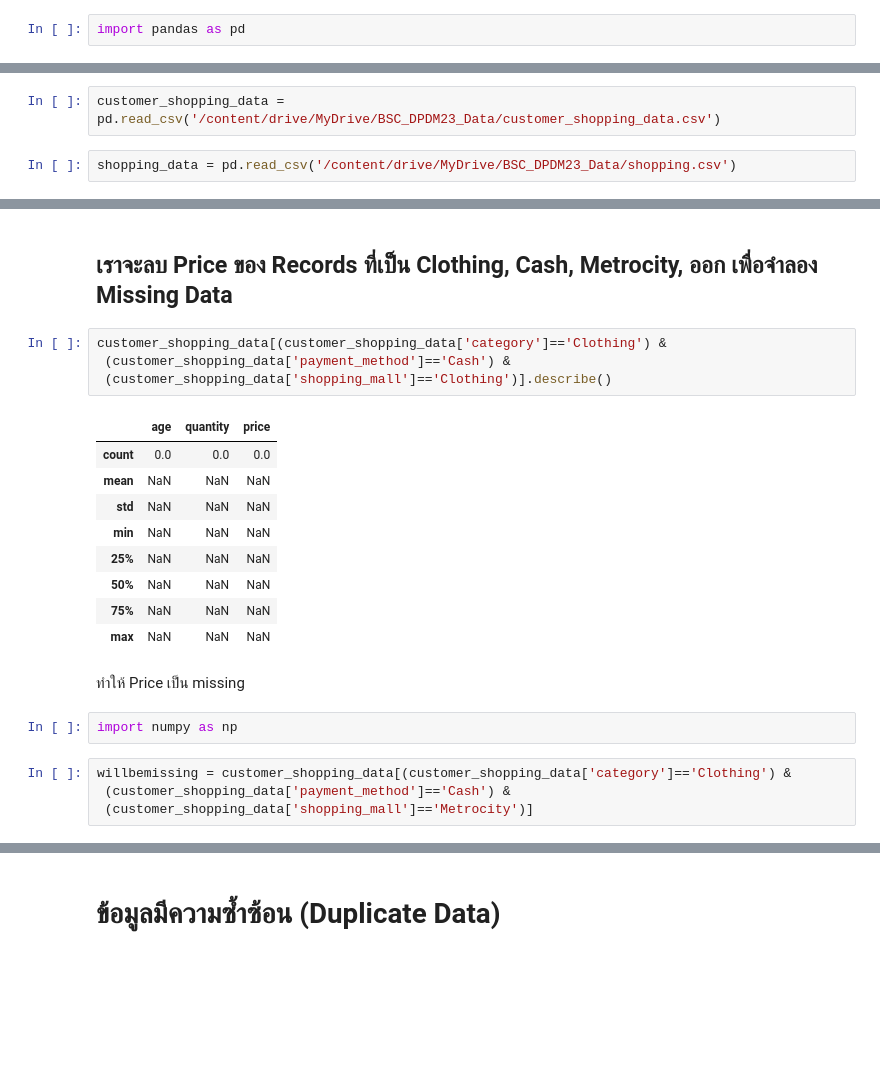
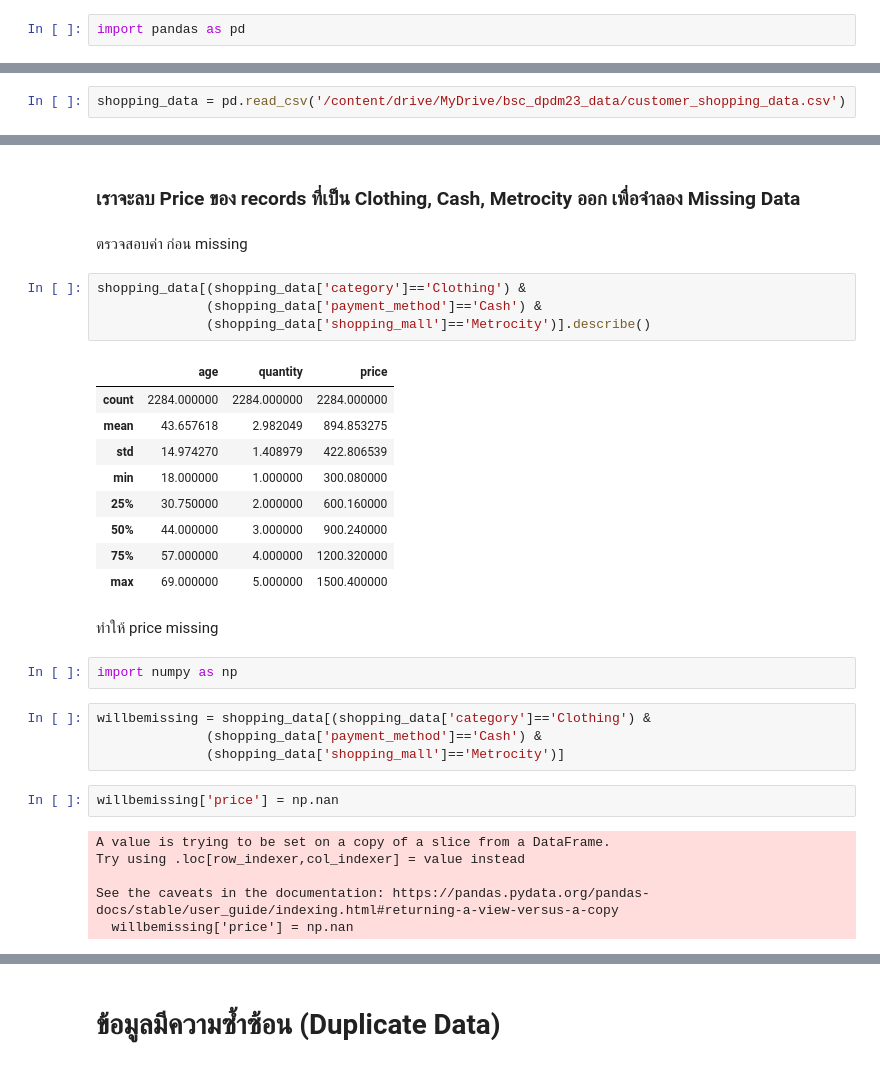
Before and after one commit to Thippawan72/BSC_DPDM23, a Jupyter notebook: Data_Preprocessing.ipynb, the cells around one changed output, grey strips where cells are left out. Cells and saved outputs as stored; diff of their text form; blank space fills up the shorter version.

Commit message:
Missing Duplicate Outliers

```diff
--- a/Data_Preprocessing.ipynb
+++ b/Data_Preprocessing.ipynb
@@ -10,4 +10,2 @@ Drive already mounted at /content/drive; to attempt to forcibly remount, call dr
 # %%
-customer_shopping_data = pd.read_csv('/content/drive/MyDrive/BSC_DPDM23_Data/customer_shopping_data.csv')
+shopping_data = pd.read_csv('/content/drive/MyDrive/bsc_dpdm23_data/customer_shopping_data.csv')
-# %%
-shopping_data = pd.read_csv('/content/drive/MyDrive/BSC_DPDM23_Data/shopping.csv')
@@ -44,24 +56,34 @@ dtype: bool
 # %% [markdown]
-## เราจะลบ Price ของ Records ที่เป็น Clothing, Cash, Metrocity, ออก เพื่อจำลอง Missing Data
+### เราจะลบ Price ของ records ที่เป็น Clothing, Cash, Metrocity ออก เพื่อจำลอง Missing Data
+# %% [markdown]
+ตรวจสอบค่า ก่อน missing
 # %%
-customer_shopping_data[(customer_shopping_data['category']=='Clothing') &
- (customer_shopping_data['payment_method']=='Cash') &
- (customer_shopping_data['shopping_mall']=='Clothing')].describe()
+shopping_data[(shopping_data['category']=='Clothing') &
+              (shopping_data['payment_method']=='Cash') &
+              (shopping_data['shopping_mall']=='Metrocity')].describe()
 # %% [output]
 |  | age | quantity | price |
-| count | 0.0 | 0.0 | 0.0 |
-| mean | NaN | NaN | NaN |
-| std | NaN | NaN | NaN |
-| min | NaN | NaN | NaN |
-| 25% | NaN | NaN | NaN |
-| 50% | NaN | NaN | NaN |
-| 75% | NaN | NaN | NaN |
-| max | NaN | NaN | NaN |
+| count | 2284.000000 | 2284.000000 | 2284.000000 |
+| mean | 43.657618 | 2.982049 | 894.853275 |
+| std | 14.974270 | 1.408979 | 422.806539 |
+| min | 18.000000 | 1.000000 | 300.080000 |
+| 25% | 30.750000 | 2.000000 | 600.160000 |
+| 50% | 44.000000 | 3.000000 | 900.240000 |
+| 75% | 57.000000 | 4.000000 | 1200.320000 |
+| max | 69.000000 | 5.000000 | 1500.400000 |
 # %% [markdown]
-ทำให้ Price เป็น missing
+ทำให้ price missing
 # %%
 import numpy as np
 # %%
-willbemissing = customer_shopping_data[(customer_shopping_data['category']=='Clothing') &
- (customer_shopping_data['payment_method']=='Cash') &
- (customer_shopping_data['shopping_mall']=='Metrocity')]
+willbemissing = shopping_data[(shopping_data['category']=='Clothing') &
+              (shopping_data['payment_method']=='Cash') &
+              (shopping_data['shopping_mall']=='Metrocity')]
+# %%
+willbemissing['price'] = np.nan
+# %% [output]
+A value is trying to be set on a copy of a slice from a DataFrame.
+Try using .loc[row_indexer,col_indexer] = value instead
+
+See the caveats in the documentation: https://pandas.pydata.org/pandas-docs/stable/user_guide/indexing.html#returning-a-view-versus-a-copy
+  willbemissing['price'] = np.nan
```
Also changed, not shown: parts of 60 cells of this notebook.
